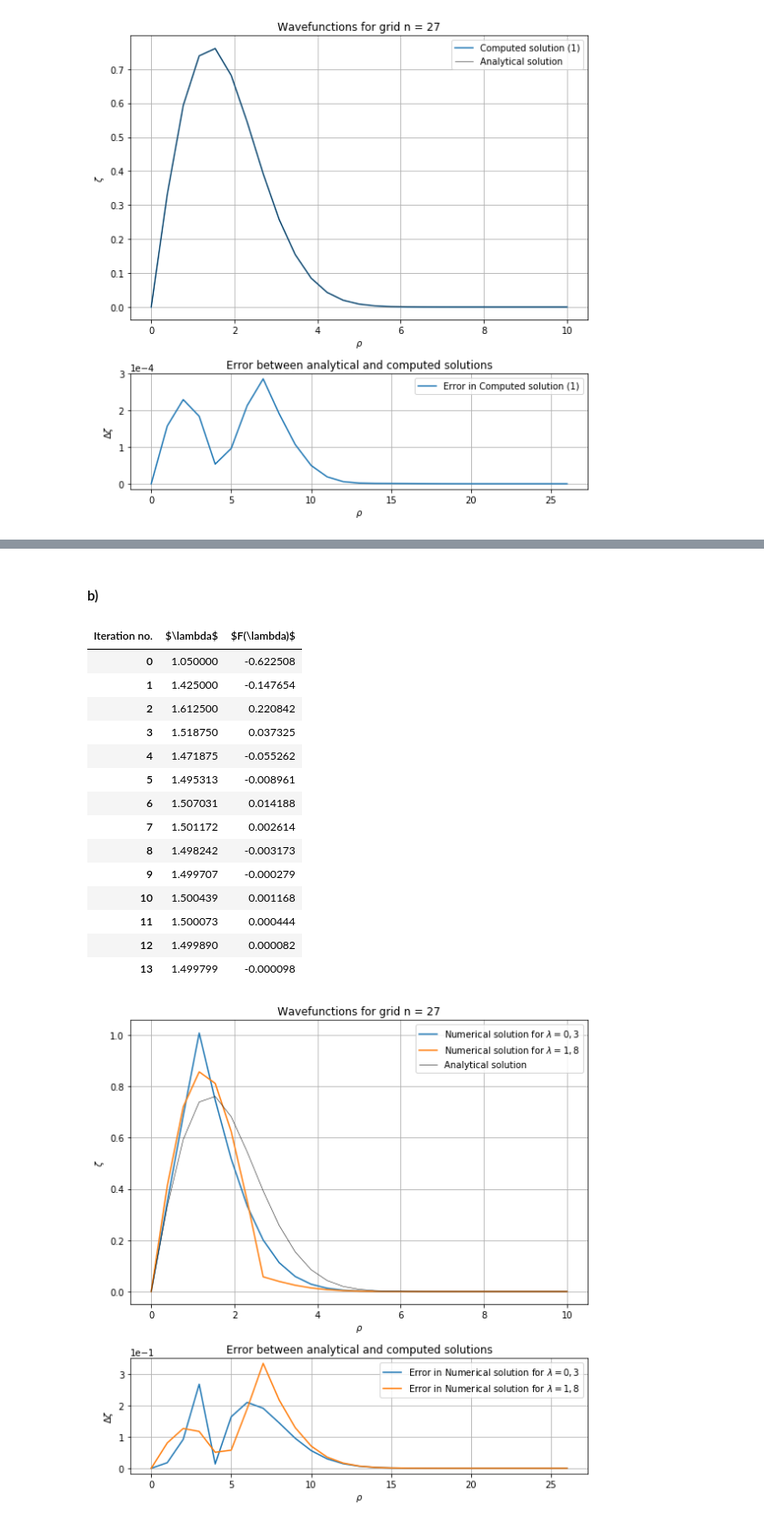
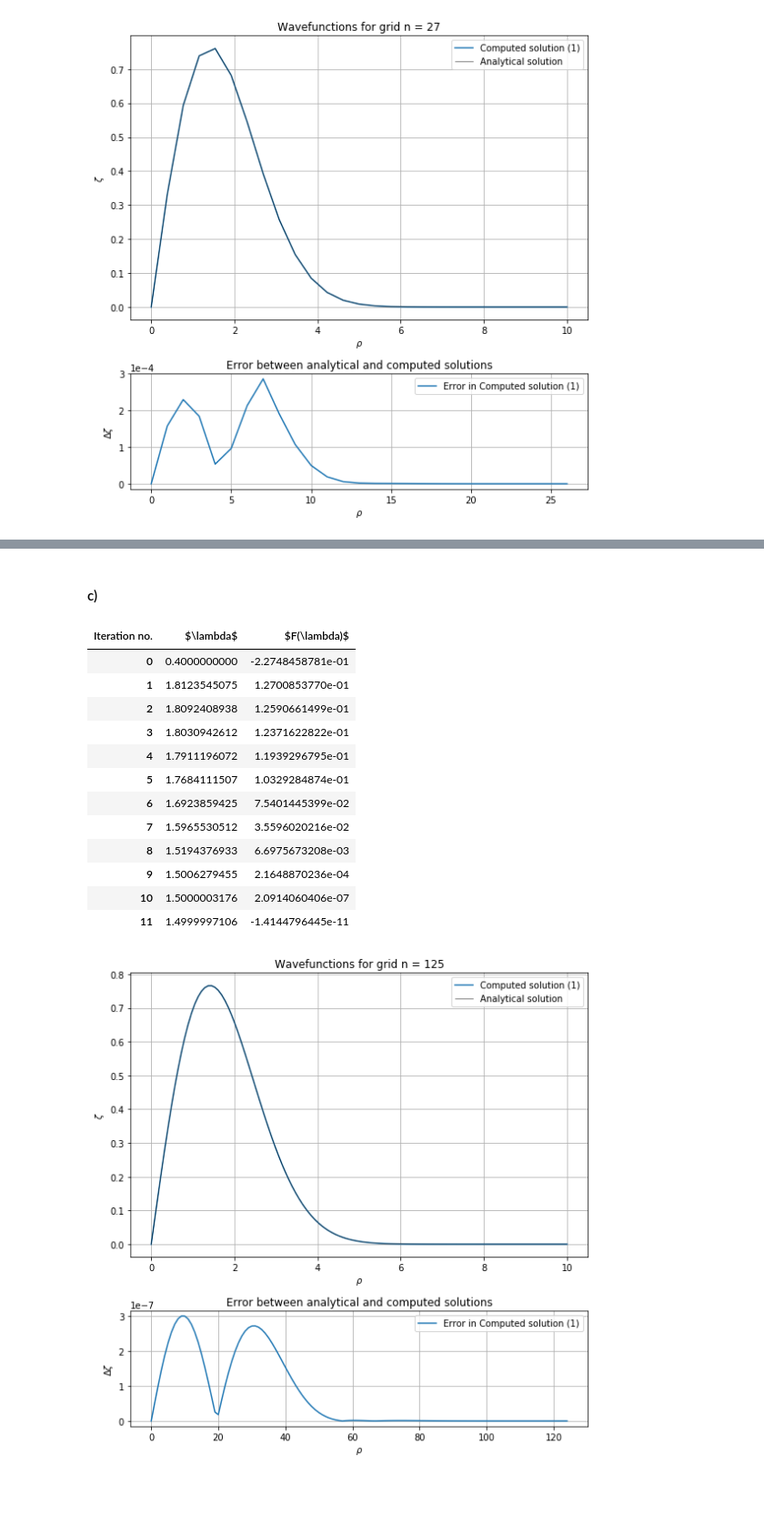
Before and after one commit to KevoSoftworks/computational_physics, a Jupyter notebook: 1_excitons/excitons.ipynb, the cells around one changed output, grey strips where cells are left out. Shown at 91% size. Drawn from its saved outputs; the diff is of its cells as text; code cells hidden in the pictures; blank space fills up the shorter version.

```diff
--- a/1_excitons/excitons.ipynb
+++ b/1_excitons/excitons.ipynb
@@ -248,0 +253,24 @@ plot(grid, ana, wf)
+# %%
+import pandas as pd
+from IPython.display import display
+pd.set_option("display.precision", 10)
+
+grid = Grid(125)
+ana = WaveFunction(grid, pot).analytical().normalise()
+
+plot(grid, \
+    ana, \
+    WaveFunction(grid, pot).propagate(0.3, numerov=True).normalise(), \
+    WaveFunction(grid, pot).propagate(1.8, numerov=True).normalise(), \
+    legend=(r"Numerical solution for $\lambda = 0,3$", r"Numerical solution for $\lambda = 1,8$"),
+    err_index=(0,1)
+)
+
+solver = Solver(grid, pot)
+iterations = solver.bisect(0.3, 1.8, fullreturn=True)
+
+data = {r"$\lambda$": iterations[0], r"$F(\lambda)$": iterations[1]}
+df = pd.DataFrame(data=data).rename_axis("Iteration no.", axis=1)
+display(df)
+
+plot(grid, ana, solver.wf)
@@ -249,39 +295,26 @@ plot(grid, ana, wf)
 # %% [markdown]
-#### b)
+#### c)
 # %%
-import pandas as pd
-from IPython.display import display
-
-plot(grid, \
-    ana, \
-    WaveFunction(grid, pot).propagate(0.3, numerov=True).normalise(), \
-    WaveFunction(grid, pot).propagate(1.8, numerov=True).normalise(), \
-    legend=(r"Numerical solution for $\lambda = 0,3$", r"Numerical solution for $\lambda = 1,8$"),
-    err_index=(0,1)
-)
-
-solver = Solver(grid, pot)
-iterations = solver.bisect(0.3, 1.8, fullreturn=True)
+solver = Solver(grid, pot, error=1E-7)
+iterations = solver.search(0.4, fullreturn=True)
 
 data = {r"$\lambda$": iterations[0], r"$F(\lambda)$": iterations[1]}
 df = pd.DataFrame(data=data).rename_axis("Iteration no.", axis=1)
 display(df)
 
 plot(grid, ana, solver.wf)
 # %% [output]
 | Iteration no. | $\lambda$ | $F(\lambda)$ |
-| 0 | 1.050000 | -0.622508 |
-| 1 | 1.425000 | -0.147654 |
-| 2 | 1.612500 | 0.220842 |
-| 3 | 1.518750 | 0.037325 |
-| 4 | 1.471875 | -0.055262 |
-| 5 | 1.495313 | -0.008961 |
-| 6 | 1.507031 | 0.014188 |
-| 7 | 1.501172 | 0.002614 |
-| 8 | 1.498242 | -0.003173 |
-| 9 | 1.499707 | -0.000279 |
-| 10 | 1.500439 | 0.001168 |
-| 11 | 1.500073 | 0.000444 |
-| 12 | 1.499890 | 0.000082 |
-| 13 | 1.499799 | -0.000098 |
+| 0 | 0.4000000000 | -2.2748458781e-01 |
+| 1 | 1.8123545075 | 1.2700853770e-01 |
+| 2 | 1.8092408938 | 1.2590661499e-01 |
+| 3 | 1.8030942612 | 1.2371622822e-01 |
+| 4 | 1.7911196072 | 1.1939296795e-01 |
+| 5 | 1.7684111507 | 1.0329284874e-01 |
+| 6 | 1.6923859425 | 7.5401445399e-02 |
+| 7 | 1.5965530512 | 3.5596020216e-02 |
+| 8 | 1.5194376933 | 6.6975673208e-03 |
+| 9 | 1.5006279455 | 2.1648870236e-04 |
+| 10 | 1.5000003176 | 2.0914060406e-07 |
+| 11 | 1.4999997106 | -1.4144796445e-11 |
-[figure, old version]
+[figure, new version]
```
Also changed, not shown: parts of 5 cells of this notebook, 1 other file.
